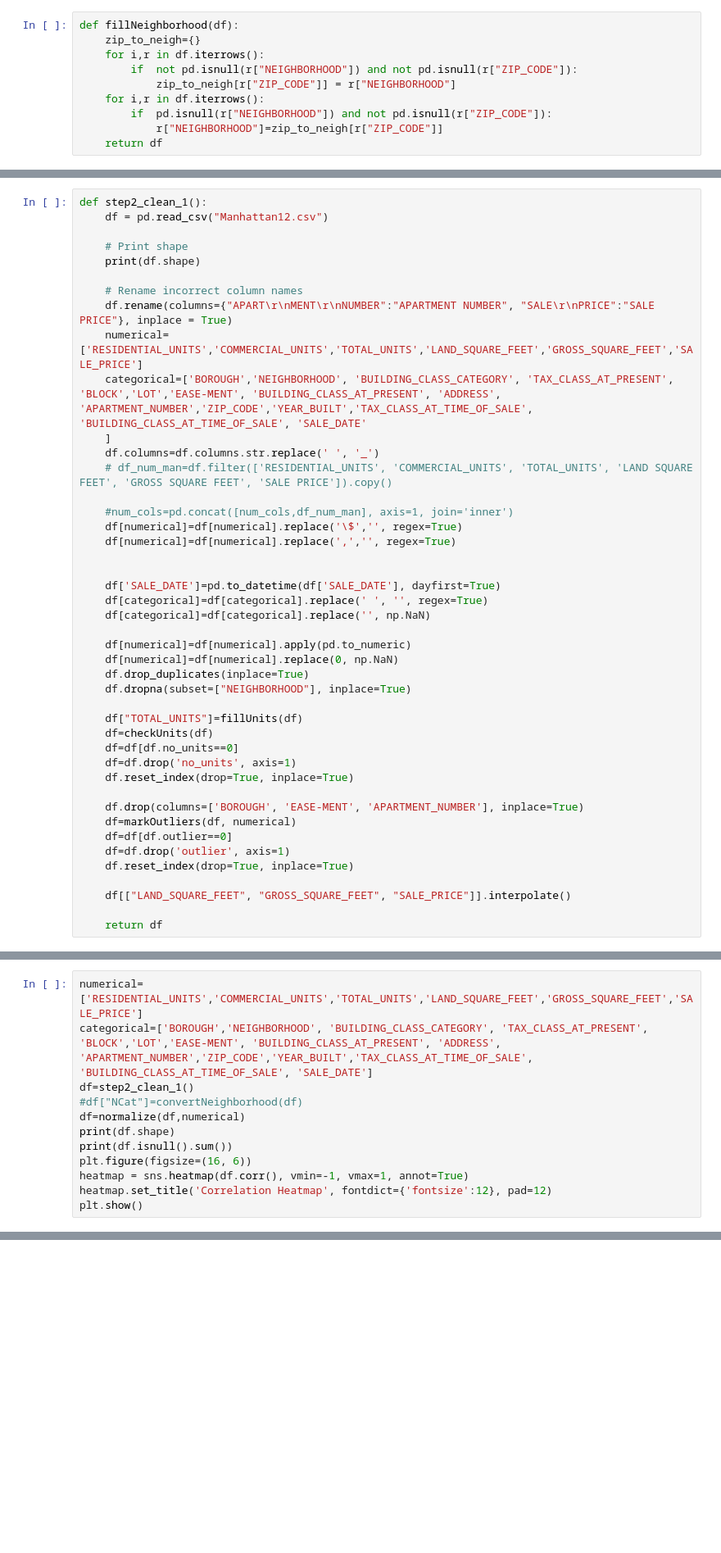
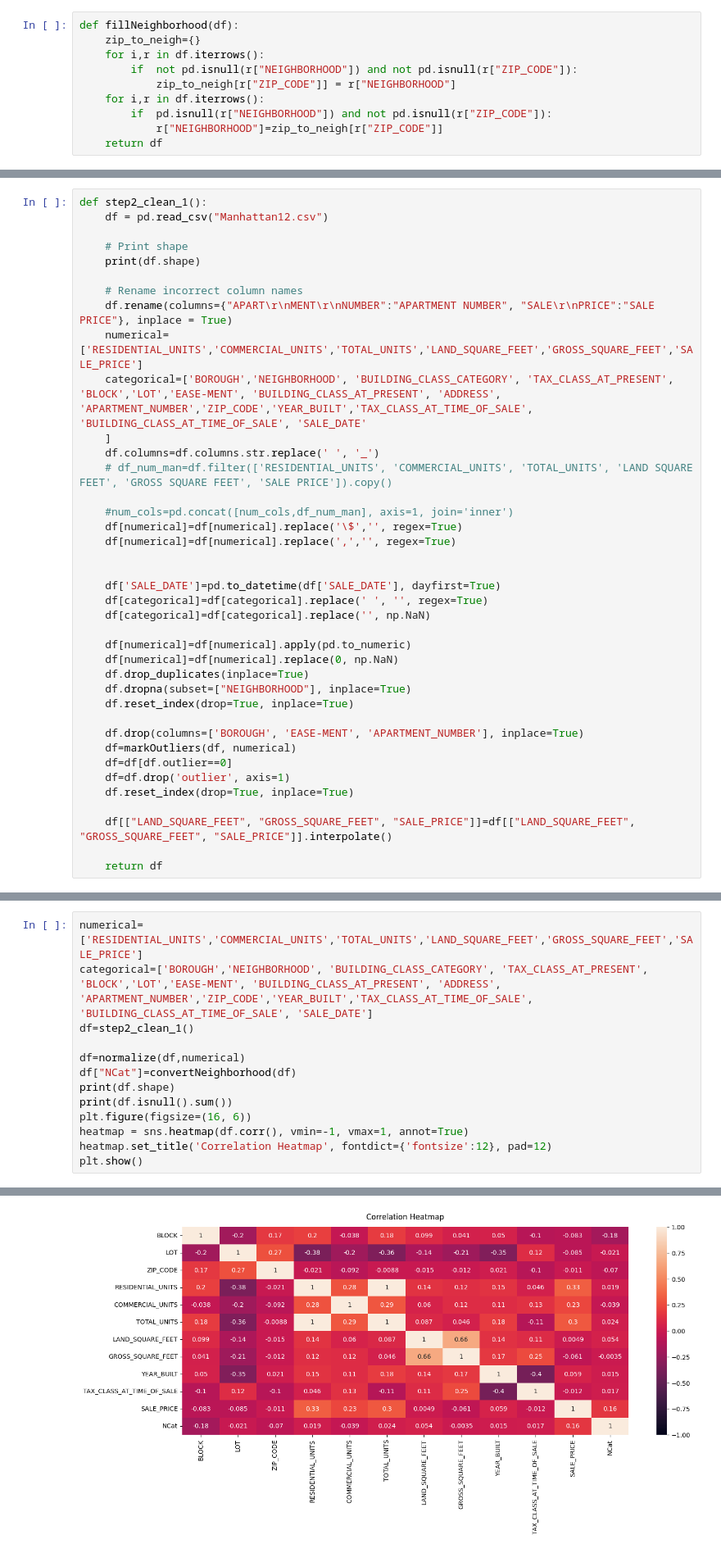
Before and after one commit to ZachLSoftware/BigData_CW, a Jupyter notebook: main_2.ipynb, the cells around one changed output, grey strips where cells are left out. Shown at 82% size. Drawn from its saved outputs; the diff is of its cells as text; blank space fills up the shorter version.

```diff
--- a/main_2.ipynb
+++ b/main_2.ipynb
@@ -84,11 +88,6 @@ def step2_clean_1():
     df[numerical]=df[numerical].replace(0, np.NaN)
     df.drop_duplicates(inplace=True)
     df.dropna(subset=["NEIGHBORHOOD"], inplace=True)
-
-    df["TOTAL_UNITS"]=fillUnits(df)
-    df=checkUnits(df)
-    df=df[df.no_units==0]
-    df=df.drop('no_units', axis=1)
     df.reset_index(drop=True, inplace=True)
 
     df.drop(columns=['BOROUGH', 'EASE-MENT', 'APARTMENT_NUMBER'], inplace=True)
@@ -97,7 +96,7 @@ def step2_clean_1():
     df=df.drop('outlier', axis=1)
     df.reset_index(drop=True, inplace=True)
 
-    df[["LAND_SQUARE_FEET", "GROSS_SQUARE_FEET", "SALE_PRICE"]].interpolate()
+    df[["LAND_SQUARE_FEET", "GROSS_SQUARE_FEET", "SALE_PRICE"]]=df[["LAND_SQUARE_FEET", "GROSS_SQUARE_FEET", "SALE_PRICE"]].interpolate()
 
     return df
 # %%
@@ -130,8 +129,9 @@ def normalize(df,num_cols):
 numerical=['RESIDENTIAL_UNITS','COMMERCIAL_UNITS','TOTAL_UNITS','LAND_SQUARE_FEET','GROSS_SQUARE_FEET','SALE_PRICE']
 categorical=['BOROUGH','NEIGHBORHOOD', 'BUILDING_CLASS_CATEGORY', 'TAX_CLASS_AT_PRESENT', 'BLOCK','LOT','EASE-MENT', 'BUILDING_CLASS_AT_PRESENT', 'ADDRESS', 'APARTMENT_NUMBER','ZIP_CODE','YEAR_BUILT','TAX_CLASS_AT_TIME_OF_SALE', 'BUILDING_CLASS_AT_TIME_OF_SALE', 'SALE_DATE']
 df=step2_clean_1()
-#df["NCat"]=convertNeighborhood(df)
+
 df=normalize(df,numerical)
+df["NCat"]=convertNeighborhood(df)
 print(df.shape)
 print(df.isnull().sum())
 plt.figure(figsize=(16, 6))
@@ -160 +172,2 @@ IndexError: index 25775 is out of bounds for axis 0 with size 25775
+[figure, added]
 # %%
```
Also changed, not shown: parts of 11 cells of this notebook, 3 other files.
